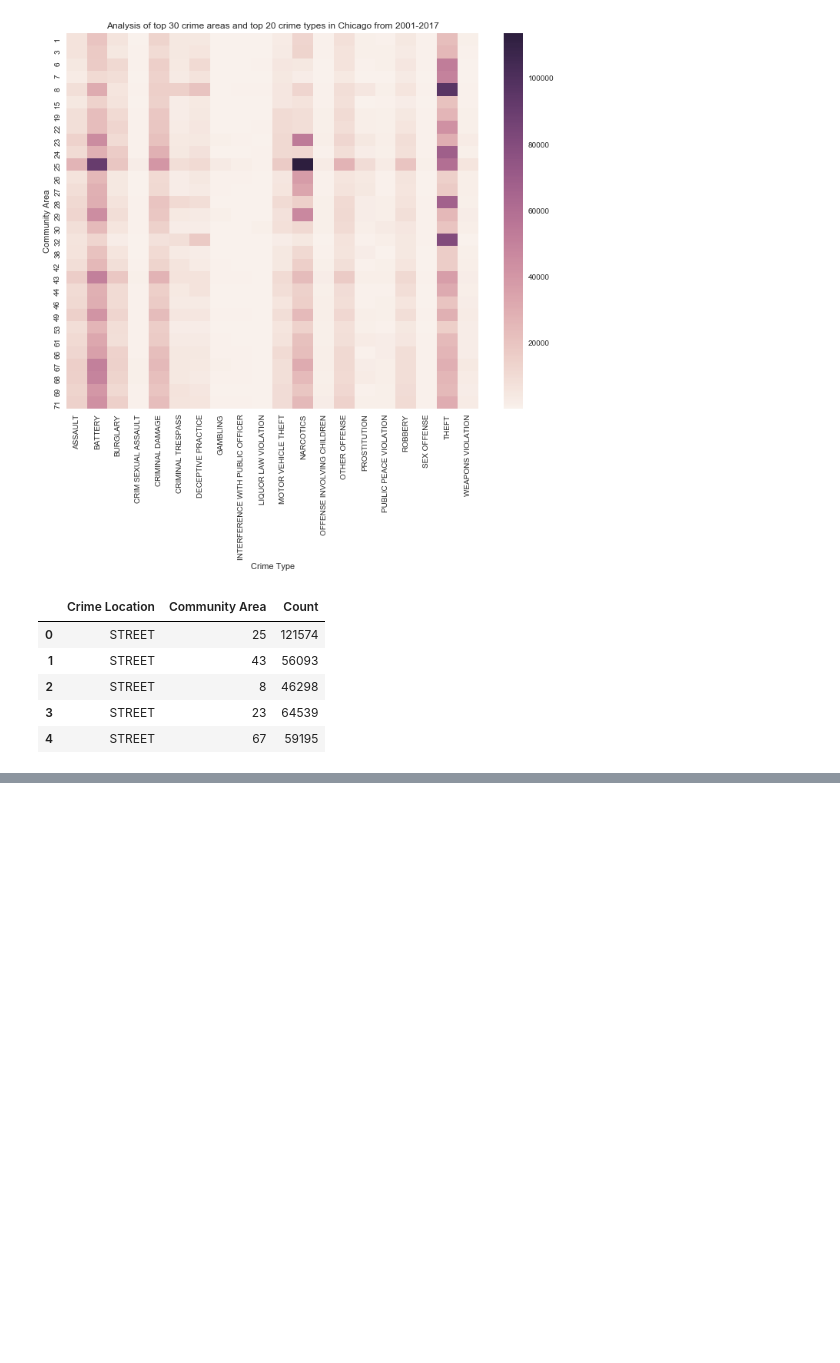
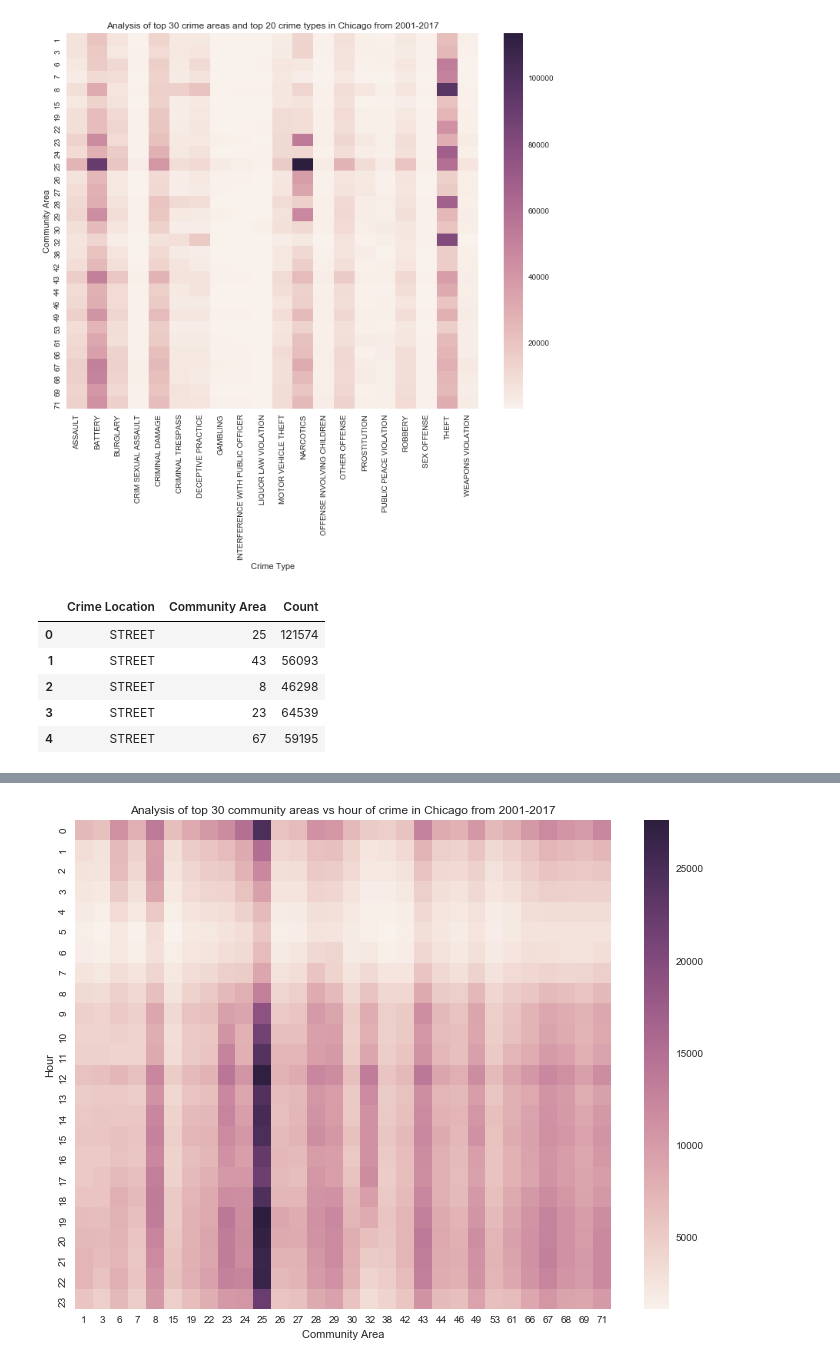
Before and after one commit to bodhisattamaiti25/projects-data-science, a Jupyter notebook: chicago_crime_data_analysis/chicago_crime_data_analysis.ipynb, the cells around one changed output, grey strips where cells are left out. Saved outputs shown, nothing was run; the diff lists cells and outputs as text; code cells hidden in the pictures; blank space fills up the shorter version.

```diff
--- a/chicago_crime_data_analysis/chicago_crime_data_analysis.ipynb
+++ b/chicago_crime_data_analysis/chicago_crime_data_analysis.ipynb
@@ -632,0 +684,5 @@ Name: Description, dtype: int64
+# %%
+crime_counts_by_hour_communityArea = process_data_for_heatmap('Hour', 'Community Area', crime_hour, crime_community_area)
+# %%
+crime_counts_by_hour_communityArea_df = pd.DataFrame(data=crime_counts_by_hour_communityArea, columns=['Hour', 'Community Area', 'Count'])
+crime_counts_by_hour_communityArea_df.head()
@@ -632,0 +696,3 @@ Name: Description, dtype: int64
+# %%
+crime_counts_by_hour_communityArea_df = crime_counts_by_hour_communityArea_df.pivot('Hour', 'Community Area', 'Count')
+crime_counts_by_hour_communityArea_df.head()
@@ -632,0 +708,4 @@ Name: Description, dtype: int64
+# %%
+generate_heatmap(crime_counts_by_hour_communityArea_df, 'Analysis of top 30 community areas vs hour of crime in Chicago from 2001-2017')
+# %% [output]
+[figure, added]
```
Also changed, not shown: parts of 15 cells of this notebook.
